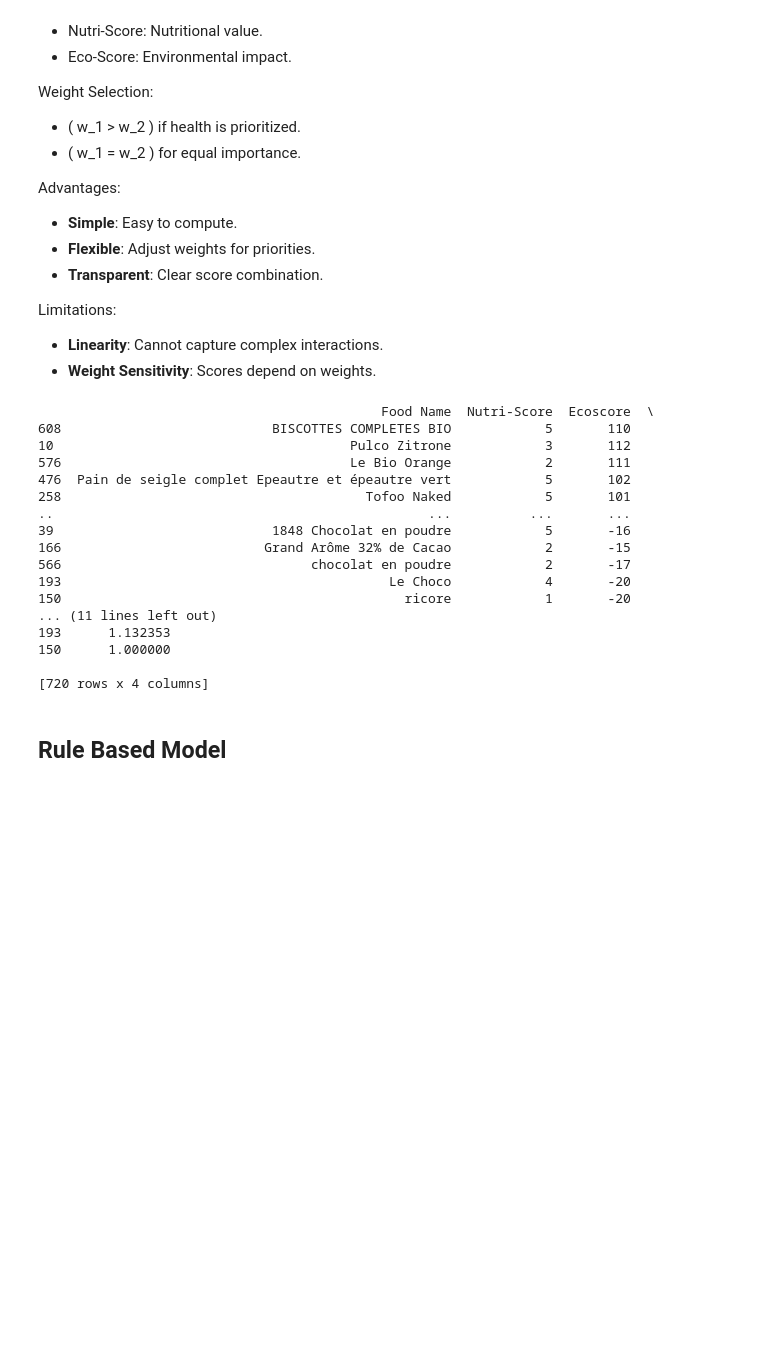
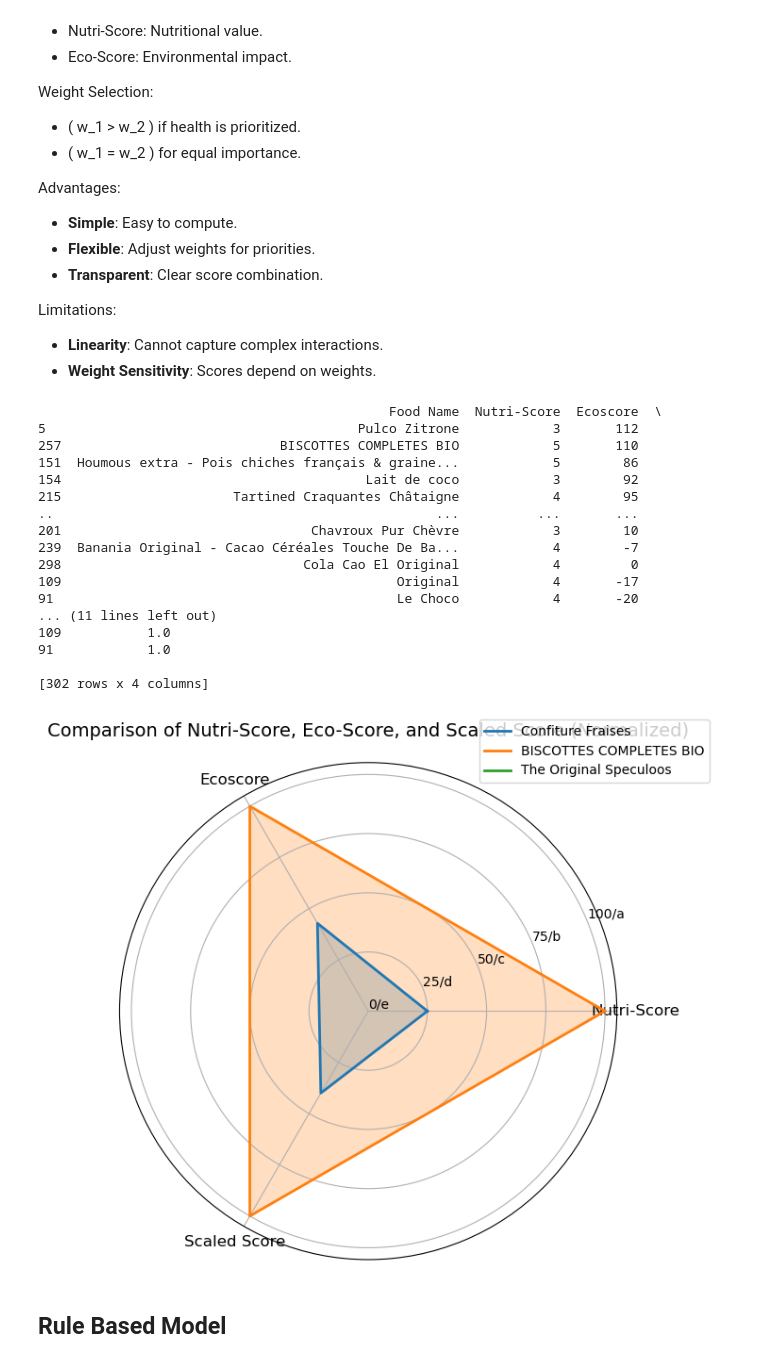
Before and after one commit to zhuangxianyun/Decision_modelling_project, a Jupyter notebook: Decision Models/dm_Weighted_Sum_model_Rule_Model.ipynb, the cells around one changed output. Saved outputs shown, nothing was run; the diff lists cells and outputs as text; code cells hidden in the pictures; blank space fills up the shorter version.

Commit message:
Add Visualization to Weighted Model and Samples to Rule Decition Model

```diff
--- a/Decision Models/dm_Weighted_Sum_model_Rule_Model.ipynb
+++ b/Decision Models/dm_Weighted_Sum_model_Rule_Model.ipynb
@@ -82,28 +82,66 @@ min_score = data['Comprehensive Score'].min()
 max_score = data['Comprehensive Score'].max()
 data['Scaled Score'] = 1 + 4 * (data['Comprehensive Score'] - min_score) / (max_score - min_score)
 
+data['Scaled Score'] = (data['Scaled Score'] * 2).round() / 2
+
 data_sorted = data.sort_values(by='Scaled Score', ascending=False)
 
 print(data_sorted[['Food Name', 'Nutri-Score', 'Ecoscore', 'Scaled Score']])
 data_sorted.to_csv('weighted_sum_scaled_results.csv', index=False)
 # %% [output]
-                                            Food Name  Nutri-Score  Ecoscore  \
-608                           BISCOTTES COMPLETES BIO            5       110
-10                                      Pulco Zitrone            3       112
-576                                     Le Bio Orange            2       111
-476  Pain de seigle complet Epeautre et épeautre vert            5       102
-258                                       Tofoo Naked            5       101
-..                                                ...          ...       ...
-39                            1848 Chocolat en poudre            5       -16
-166                          Grand Arôme 32% de Cacao            2       -15
-566                                chocolat en poudre            2       -17
-193                                          Le Choco            4       -20
-150                                            ricore            1       -20
+                                             Food Name  Nutri-Score  Ecoscore  \
+5                                        Pulco Zitrone            3       112
+257                            BISCOTTES COMPLETES BIO            5       110
+151  Houmous extra - Pois chiches français & graine...            5        86
+154                                       Lait de coco            3        92
+215                      Tartined Craquantes Châtaigne            4        95
+..                                                 ...          ...       ...
+201                                Chavroux Pur Chèvre            3        10
+239  Banania Original - Cacao Céréales Touche De Ba...            4        -7
+298                               Cola Cao El Original            4         0
+109                                           Original            4       -17
+91                                            Le Choco            4       -20
 ... (11 lines left out)
-193      1.132353
-150      1.000000
+109           1.0
+91            1.0
 
-[720 rows x 4 columns]
+[302 rows x 4 columns]
+# %%
+import pandas as pd
+import matplotlib.pyplot as plt
+import numpy as np
+
+random.seed(42)
+random_3 = data.sample(3).reset_index()
+
+categories = ['Nutri-Score', 'Ecoscore', 'Scaled Score']
+
+for col in categories:
+    random_3[col] = 100 * (random_3[col] - random_3[col].min()) / (random_3[col].max() - random_3[col].min())
+
+N = len(categories)
+angles = np.linspace(0, 2 * np.pi, N, endpoint=False).tolist()
+angles += angles[:1]
+
+fig, ax = plt.subplots(figsize=(8, 6), subplot_kw=dict(polar=True))
+
+for i in range(len(random_3)):
+    values = random_3.loc[i, categories].tolist()
+    values += values[:1]  # Close the radar chart
+    ax.plot(angles, values, linewidth=2, label=random_3.loc[i, 'Food Name'])
+    ax.fill(angles, values, alpha=0.25)
+
+ax.set_yticks([0, 25, 50, 75, 100])
+ax.set_yticklabels(['0/e', '25/d', '50/c', '75/b', '100/a'], fontsize=10)
+ax.set_xticks(angles[:-1])
+ax.set_xticklabels(categories, fontsize=12)
+ax.set_title("Comparison of Nutri-Score, Eco-Score, and Scaled Score (Normalized)", fontsize=14, pad=20)
+ax.legend(loc='upper right', bbox_to_anchor=(1.2, 1.1), fontsize=10)
+
+plt.tight_layout()
+plt.show()
+# %% [output]
+[figure, added]
 # %% [markdown]
 ## Rule Based Model
 # %% [markdown]
```
Also changed, not shown: parts of 5 cells of this notebook, 1 other file.
